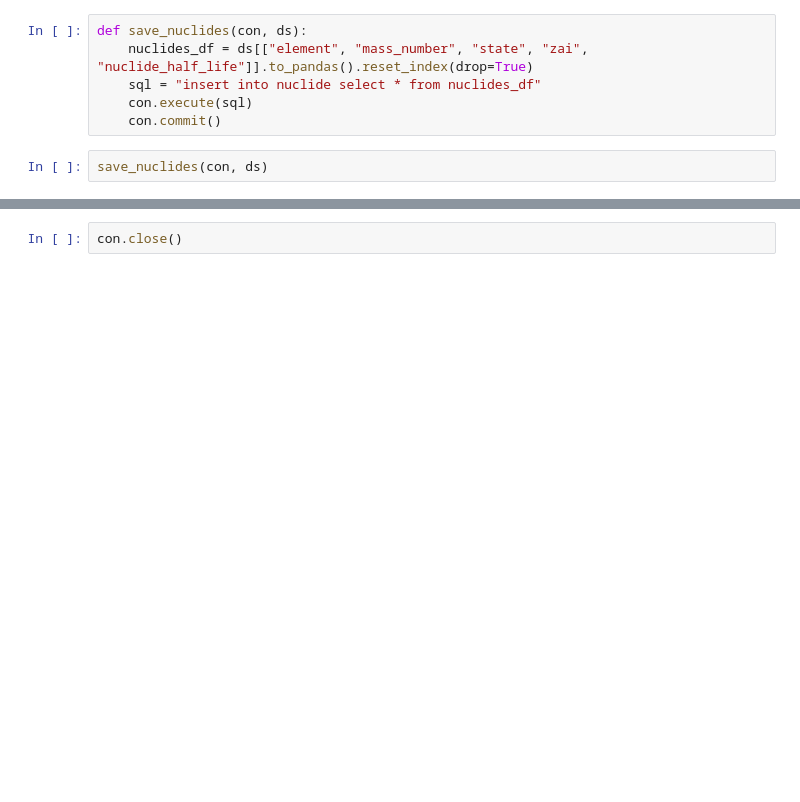
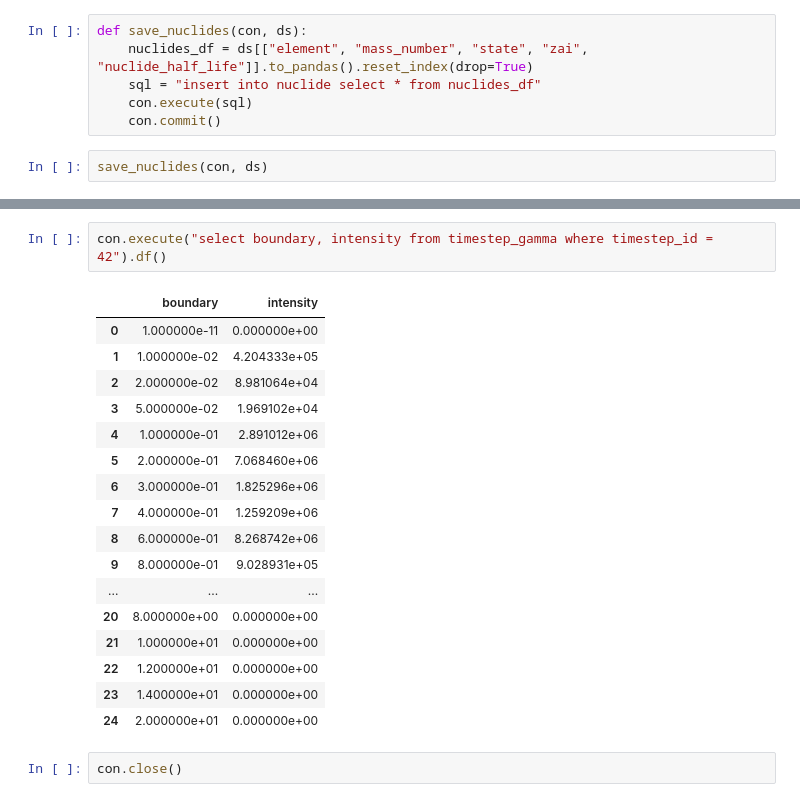
Before and after one commit to MC-kit/xpypact, a Jupyter notebook: notebooks/dvp/try_ducdb.ipynb, the cells around one changed output, grey strips where cells are left out. Cells and saved outputs as stored; diff of their text form; blank space fills up the shorter version.

```diff
--- a/notebooks/dvp/try_ducdb.ipynb
+++ b/notebooks/dvp/try_ducdb.ipynb
@@ -305,2 +342,22 @@ BinderException: Binder Error: table timestep_nuclide has 17 columns but 18 valu
+# %%
+con.execute("select boundary, intensity from timestep_gamma where timestep_id = 42").df()
+# %% [output]
+|  | boundary | intensity |
+| 0 | 1.000000e-11 | 0.000000e+00 |
+| 1 | 1.000000e-02 | 4.204333e+05 |
+| 2 | 2.000000e-02 | 8.981064e+04 |
+| 3 | 5.000000e-02 | 1.969102e+04 |
+| 4 | 1.000000e-01 | 2.891012e+06 |
+| 5 | 2.000000e-01 | 7.068460e+06 |
+| 6 | 3.000000e-01 | 1.825296e+06 |
+| 7 | 4.000000e-01 | 1.259209e+06 |
+| 8 | 6.000000e-01 | 8.268742e+06 |
+| 9 | 8.000000e-01 | 9.028931e+05 |
+| ... | ... | ... |
+| 20 | 8.000000e+00 | 0.000000e+00 |
+| 21 | 1.000000e+01 | 0.000000e+00 |
+| 22 | 1.200000e+01 | 0.000000e+00 |
+| 23 | 1.400000e+01 | 0.000000e+00 |
+| 24 | 2.000000e+01 | 0.000000e+00 |
 # %%
 con.close()
```
Also changed, not shown: parts of 25 cells of this notebook, 1 other file.
